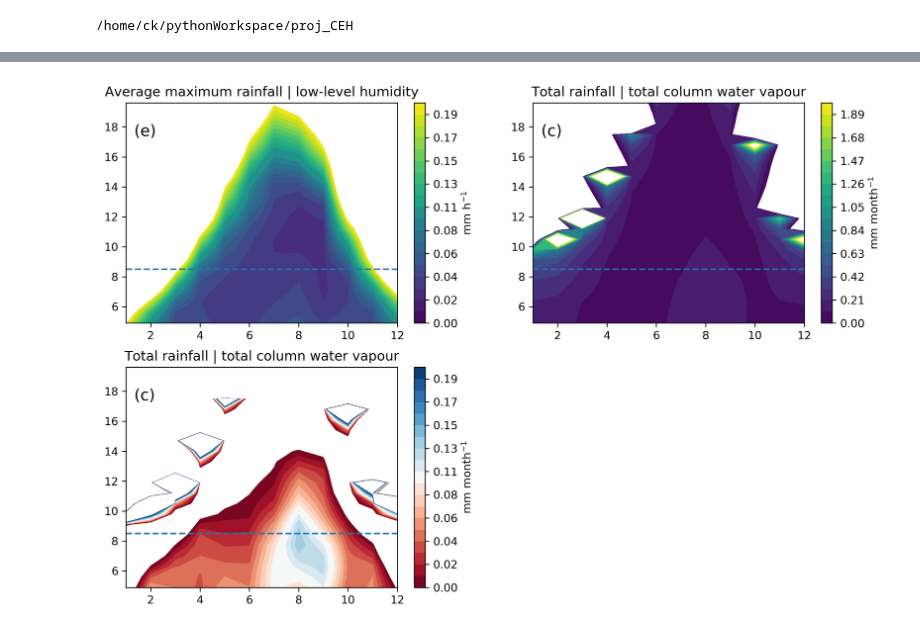
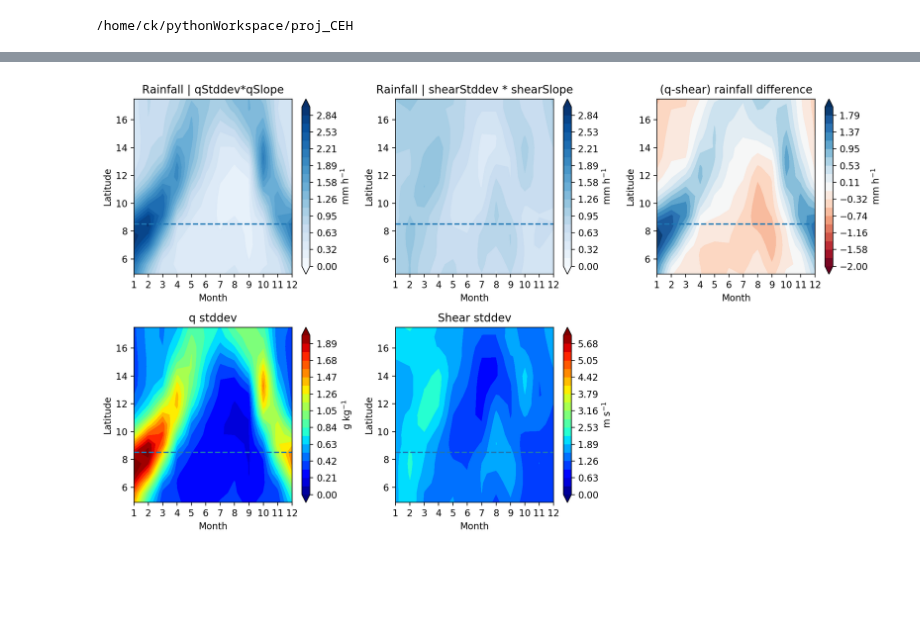
Before and after one commit to cornkle/proj_CEH, a Jupyter notebook: notebooks/CLOVER_slope_sensitivity.ipynb, the cells around one changed output, grey strips where cells are left out. Drawn from its saved outputs; the diff is of its cells as text; code cells hidden in the pictures; blank space fills up the shorter version.

```diff
--- a/notebooks/CLOVER_slope_sensitivity.ipynb
+++ b/notebooks/CLOVER_slope_sensitivity.ipynb
@@ -42,9 +46,10 @@ era_srfc = era_srfc.sel(latitude=slice(4.5,20), longitude=slice(-10,10)).groupby
 # %%
-era_pl = era_pl.sel(latitude=slice(4.5,20), longitude=slice(-10,10)).groupby('time.month').mean('longitude')
+era_pl = era_pl.sel(latitude=slice(4.5,17.5), longitude=slice(-10,10)).groupby('time.month').mean('longitude')
 # %%
 slopes = pkl.load(open(cnst.CLOVER_SAVES + 'q_shear_sensitivity_slopes', 'rb'))
-qslope = slopes['qslope']
-shear_slope = slopes['shear_slope']
+qslope = 1.39 #slopes['qslope'] 1.89
+shear_slope = 0.52 #slopes['shear_slope'] 1.03
+qshear_slope = 0.035
 # %%
 slopes  # qslope: Pmax per g kg-1 , shear_slope, Pmax per m s-1
 # %% [output]
@@ -116,12 +126,13 @@ def draw_map(ax, data, lon, lat, l1, l2, nb,title=None,  text=None, mask_sig=Non
 #     mapp = ax.pcolormesh(np.arange(0.5,13,1), lat,data
 #                           ,cmap=cmapp, vmin=l1, vmax=l2)
     #ipdb.set_trace()
-    mapp = ax.contourf(np.arange(1,13,1), lat,data, levels=np.round(np.linspace(l1,l2,nb),2), cmap=cmap )
-
+    mapp = ax.contourf(np.arange(1,13).astype(str), lat,data, levels=np.round(np.linspace(l1,l2,nb),2), cmap=cmap, extend='both' )
+    plt.xlabel('Month')
+    plt.ylabel('Latitude')
     #cbar = plt.colorbar(mapp, ticks=np.linspace(l1,l2,nb_lev+1))
     cbar = plt.colorbar(mapp)
     plt.title(title)
-    plt.text(0.03,0.85, text, transform=ax.transAxes, fontsize=14)
+    #plt.text(0.03,0.95, text, transform=ax.transAxes, fontsize=14)
     ax.axhline(8.5, linestyle='dashed')
 
     ## mask for significance indicator
@@ -163,23 +165,29 @@ plt.hist(qdiff.values.flatten())
 # %%
-f = plt.figure(figsize=(12,8), dpi=300)
-ax = f.add_subplot(221)
+f = plt.figure(figsize=(12,7), dpi=200)
+ax = f.add_subplot(231)
 #contour2 = {'x' : tdiff.month.values, 'y': cape.latitude.values, 'data': q.T, 'levels': [10,12,14,14.5,15,15.2,15.5,15.7,16], 'color':'red'}
-draw_map(ax, qdiff.T.values*qslope, qdiff.month.values, qdiff.latitude.values , 0, 0.2, 20, cmap='viridis',  \
-         title=r"Average maximum rainfall | low-level humidity", text='(e)', cbar_label='mm h$^{-1}$')
+draw_map(ax, qdiff.T.values*qslope, np.arange(1,13).astype(str), qdiff.latitude.values , 0, 3, 20, cmap='Blues',  \
+         title=r"Rainfall | qStddev*qSlope", text='(e)', cbar_label='mm h$^{-1}$')
 
 
-ax = f.add_subplot(223)
-draw_map(ax,sheardiff.T.values*shear_slope-qdiff.T.values*qslope, thetadiff.month.values, thetadiff.latitude.values , 0, 0.2,20, \
-         title='Total rainfall | total column water vapour',  text='(c)',cmap='RdBu', cbar_label='mm month$^{-1}$')
+ax = f.add_subplot(232)
+draw_map(ax,sheardiff.T.values*shear_slope, np.arange(1,13).astype(str), qdiff.latitude.values , 0, 3,20, \
+         title=r"Rainfall | shearStddev * shearSlope",  text='(c)',cmap='Blues', cbar_label='mm h$^{-1}$')
 
+ax = f.add_subplot(233)
+draw_map(ax,(qdiff.T.values*qslope)-(sheardiff.T.values*shear_slope), np.arange(1,13).astype(str), qdiff.latitude.values , -2, 2,20, \
+         title=r"(q-shear) rainfall difference",  text='(c)',cmap='RdBu', cbar_label='mm h$^{-1}$')
 
+ax = f.add_subplot(234)
+draw_map(ax,qdiff.T.values, np.arange(1,13).astype(str), qdiff.latitude.values , 0, 2,20, \
+         title=r"q stddev",  text='(c)',cmap='jet', cbar_label='g kg$^{-1}$')
 
-ax = f.add_subplot(222)
-draw_map(ax,sheardiff.T.values*shear_slope, thetadiff.month.values, thetadiff.latitude.values , 0, 2,20, \
-         title='Total rainfall | total column water vapour',  text='(c)',cmap='viridis', cbar_label='mm month$^{-1}$')
+ax = f.add_subplot(235)
+draw_map(ax,sheardiff.T.values, np.arange(1,13).astype(str), qdiff.latitude.values , 0, 6,20, \
+         title=r"Shear stddev",  text='(c)',cmap='jet', cbar_label='m s$^{-1}$')
 
-# plt.tight_layout()
-# plt.savefig('/home/ck/DIR/cornkle/figs/CLOVER/paper1/fig2.jpg')
+plt.tight_layout()
+plt.savefig('/home/ck/DIR/cornkle/figs/CLOVER/stddev_climatological.jpg')
 # %% [output]
-[figure, old version]
+[figure, new version]
 # %%
```
Also changed, not shown: parts of 47 cells of this notebook, 28 other files.
